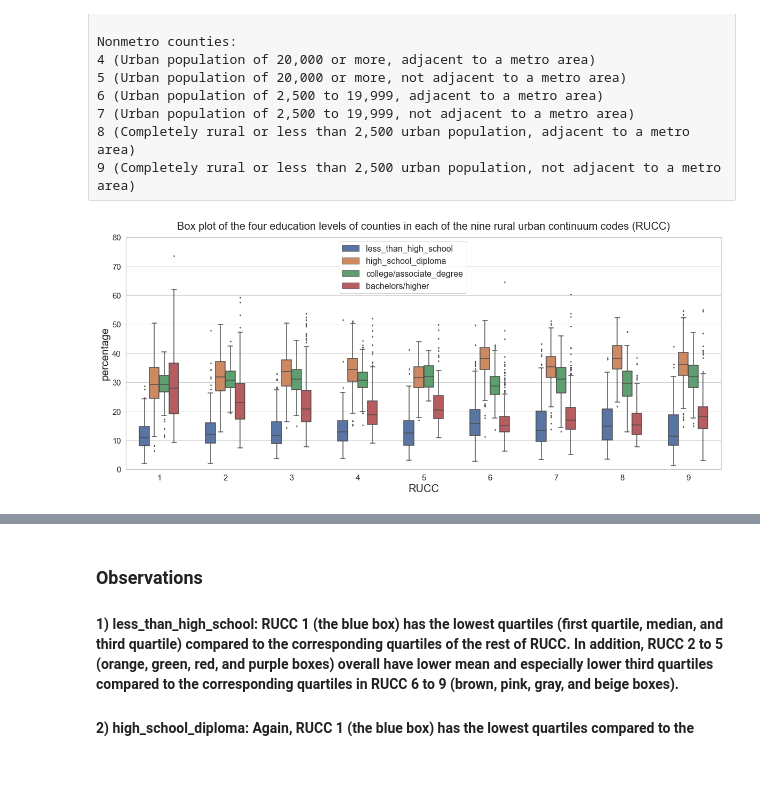
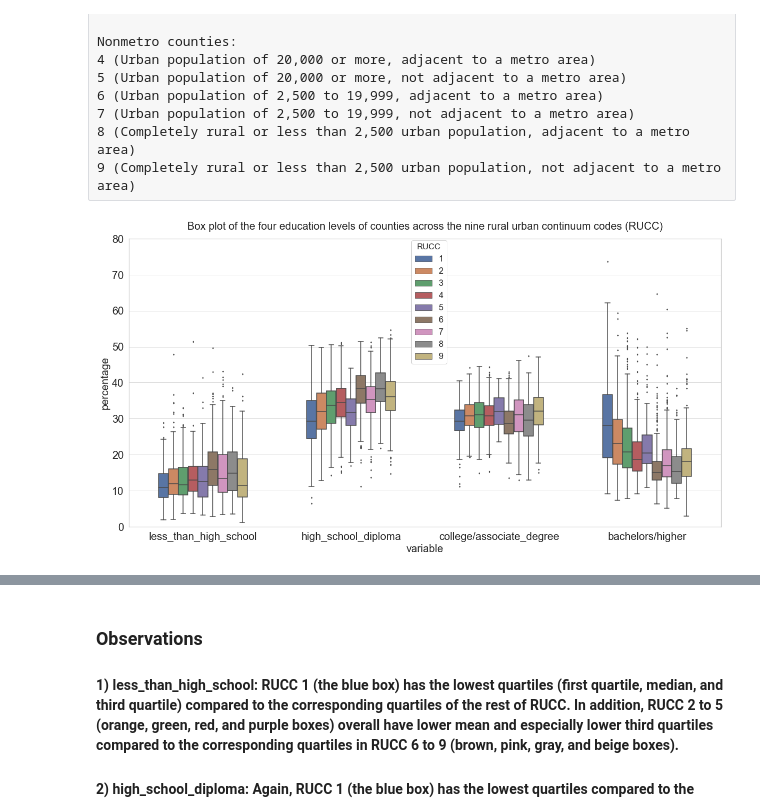
Before and after one commit to moeinsoodavi/Springboard, a Jupyter notebook: Capstone Project 1/Capstone Project 1 - Story Telling.ipynb, the cells around one changed output, grey strips where cells are left out. Drawn from its saved outputs; the diff is of its cells as text; code cells hidden in the pictures; blank space fills up the shorter version.

```diff
--- a/Capstone Project 1/Capstone Project 1 - Story Telling.ipynb
+++ b/Capstone Project 1/Capstone Project 1 - Story Telling.ipynb
@@ -138,25 +138,25 @@ Nonmetro counties:
 # %%
 # Set style
 sns.set_style('whitegrid')
 
 # Change RUCC column from float to integer and sort the RUCC column
 df.RUCC=df.RUCC.astype('int')
 df.sort_values(['RUCC'],inplace=True)
 
 #Melt the dataframe based on the four education levels
 df_melt1 = pd.melt(df,id_vars='RUCC',value_vars=['less_than_high_school','high_school_diploma','college/associate_degree',\
                                                 'bachelors/higher'], var_name='variable',value_name='percentage')
 
 # Create the boxplot of the four education level for each RUCC code
-figure, ax = plt.subplots(figsize=(20,8))
-sns.boxplot(ax=ax, x='RUCC',y='percentage',hue='variable',data=df_melt1,fliersize=2,width=0.6)
-ax.legend(loc='lower left',bbox_to_anchor=(0.35,0.74),fontsize=16)
+figure, ax = plt.subplots(figsize=(20,10))
+sns.boxplot(ax=ax, x='variable',y='percentage',hue='RUCC',data=df_melt1,fliersize=2,width=0.6)
+ax.legend(loc='lower left',bbox_to_anchor=(0.47,0.55),fontsize=16,title='RUCC')
 ax.set_ylim(0,80)
-ax.set_title('Box plot of the four education levels of counties in each of the nine rural urban continuum codes (RUCC)',\
+ax.set_title('Box plot of the four education levels of counties across the nine rural urban continuum codes (RUCC)',\
              fontsize = 20, y=1.02)
-ax.set_xlabel('RUCC',fontsize = 20)
+ax.set_xlabel('variable',fontsize = 20)
 ax.set_ylabel('percentage',fontsize = 20)
-ax.tick_params(axis='both', labelsize=15)
+ax.tick_params(axis='both', labelsize=20)
 plt.show()
 # %% [output]
-[figure, old version]
+[figure, new version]
```
Also changed, not shown: parts of 25 cells of this notebook, 2 other files.
